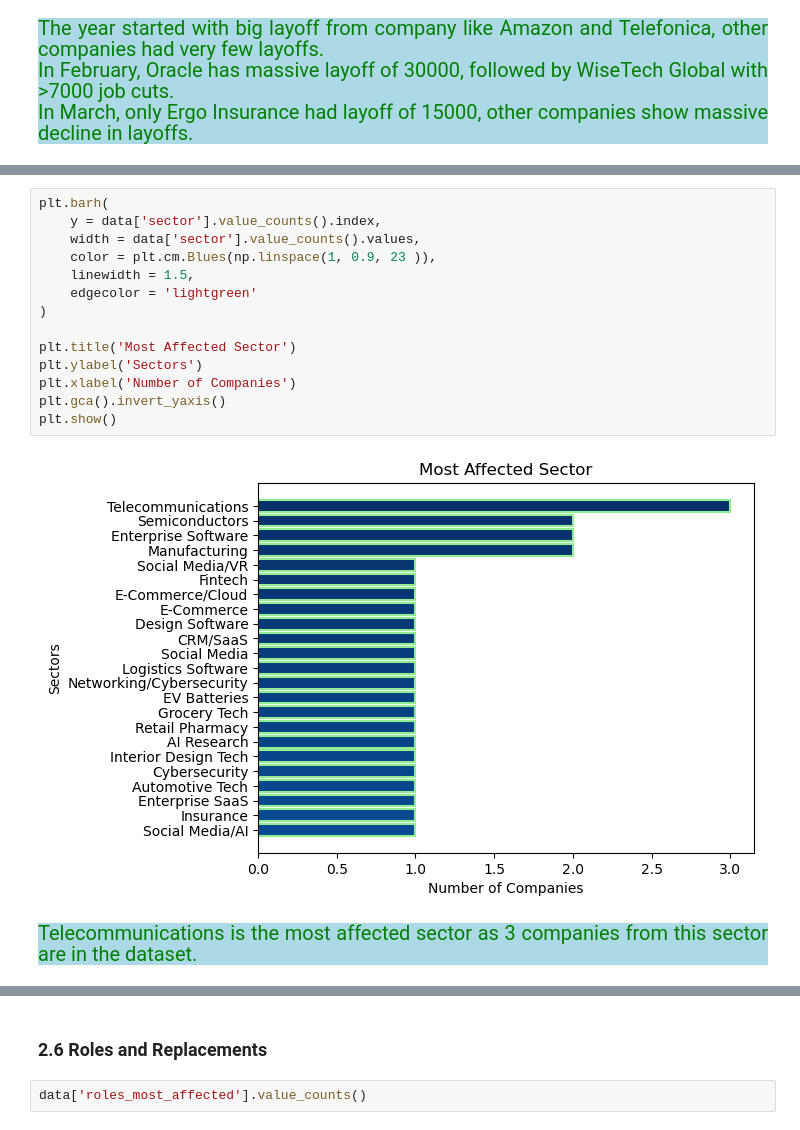
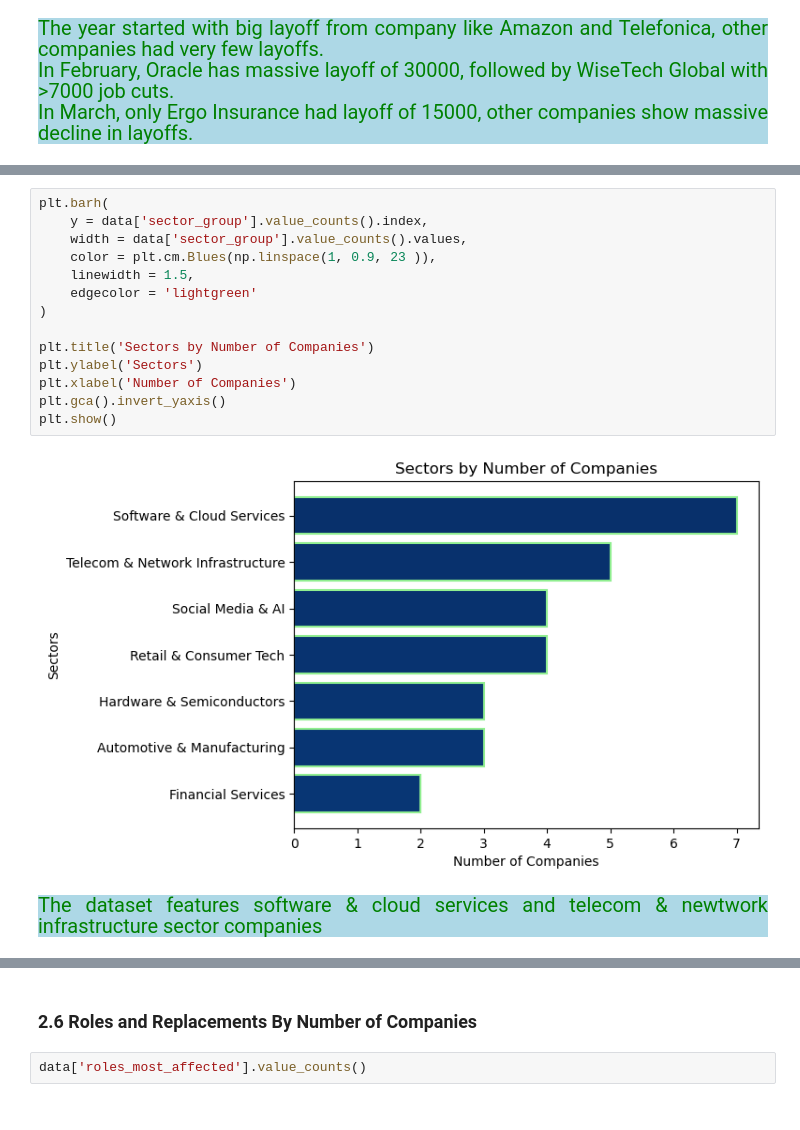
Before and after one commit to Kartika-Nidhi/DS_Projects, a Jupyter notebook: TechLayoffs2026Analysis.ipynb, the cells around one changed output, grey strips where cells are left out. Saved outputs shown, nothing was run; the diff lists cells and outputs as text.

```diff
--- a/TechLayoffs2026Analysis.ipynb
+++ b/TechLayoffs2026Analysis.ipynb
@@ -442,26 +475,26 @@ Social Media/AI             1
 Name: count, dtype: int64
 # %%
 plt.barh(
-    y = data['sector'].value_counts().index,
-    width = data['sector'].value_counts().values,
+    y = data['sector_group'].value_counts().index,
+    width = data['sector_group'].value_counts().values,
     color = plt.cm.Blues(np.linspace(1, 0.9, 23 )),
     linewidth = 1.5,
     edgecolor = 'lightgreen'
 )
 
-plt.title('Most Affected Sector')
+plt.title('Sectors by Number of Companies')
 plt.ylabel('Sectors')
 plt.xlabel('Number of Companies')
 plt.gca().invert_yaxis()
 plt.show()
 # %% [output]
-[figure, old version]
+[figure, new version]
 # %% [markdown]
-<div style = "background-color:lightblue; color:green; font-size:20px; text-align:justify">Telecommunications is the most affected sector as 3 companies from this sector are in the dataset.
+<div style = "background-color:lightblue; color:green; font-size:20px; text-align:justify">The dataset features software & cloud services and telecom & newtwork infrastructure sector companies
 # %% [markdown]
 <div>
 # %% [markdown]
-### 2.6 Roles and  Replacements
+### 2.6 Roles and  Replacements By Number of Companies
 # %%
 data['roles_most_affected'].value_counts()
 # %% [output]
```
Also changed, not shown: parts of 19 cells of this notebook.
